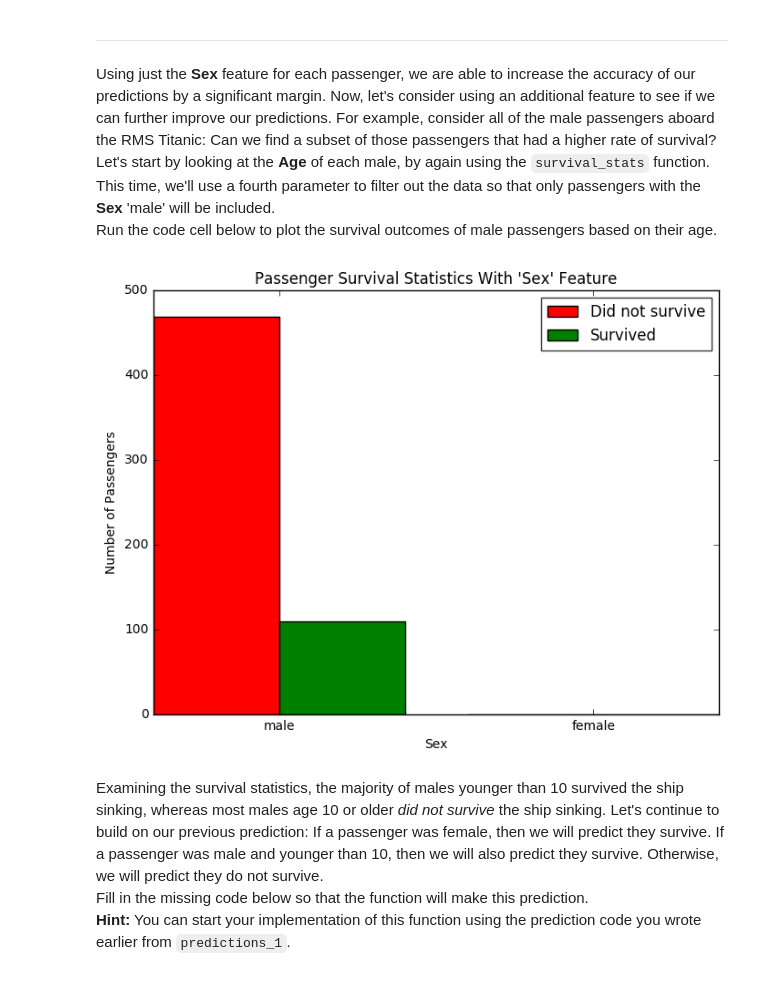
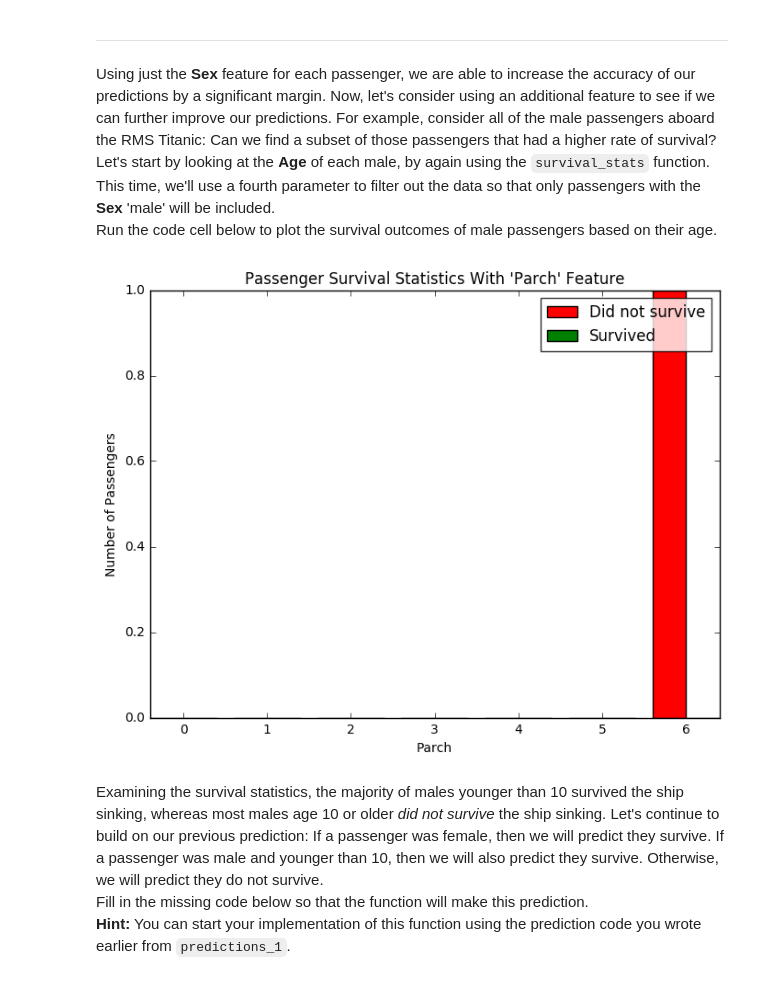
Before and after one commit to ReemAlattas/Titanic-Survival-ML, a Jupyter notebook: titanic_survival_exploration.ipynb, the cells around one changed output. Saved outputs shown, nothing was run; the diff lists cells and outputs as text; code cells hidden in the pictures.

```diff
--- a/titanic_survival_exploration.ipynb
+++ b/titanic_survival_exploration.ipynb
@@ -168,9 +168,9 @@ Predictions have an accuracy of 78.68%.
 Using just the **Sex** feature for each passenger, we are able to increase the accuracy of our predictions by a significant margin. Now, let's consider using an additional feature to see if we can further improve our predictions. For example, consider all of the male passengers aboard the RMS Titanic: Can we find a subset of those passengers that had a higher rate of survival? Let's start by looking at the **Age** of each male, by again using the `survival_stats` function. This time, we'll use a fourth parameter to filter out the data so that only passengers with the **Sex** 'male' will be included.
 Run the code cell below to plot the survival outcomes of male passengers based on their age.
 # %%
-vs.survival_stats(data, outcomes, 'Sex', ["Sex == 'male'"])
+vs.survival_stats(data, outcomes, 'Parch', ["Parch == 6"])
 # %% [output]
-[figure, old version]
+[figure, new version]
 # %% [markdown]
 Examining the survival statistics, the majority of males younger than 10 survived the ship sinking, whereas most males age 10 or older *did not survive* the ship sinking. Let's continue to build on our previous prediction: If a passenger was female, then we will predict they survive. If a passenger was male and younger than 10, then we will also predict they survive. Otherwise, we will predict they do not survive.
 Fill in the missing code below so that the function will make this prediction.
```
Also changed, not shown: parts of 8 cells of this notebook, 1 other file.
